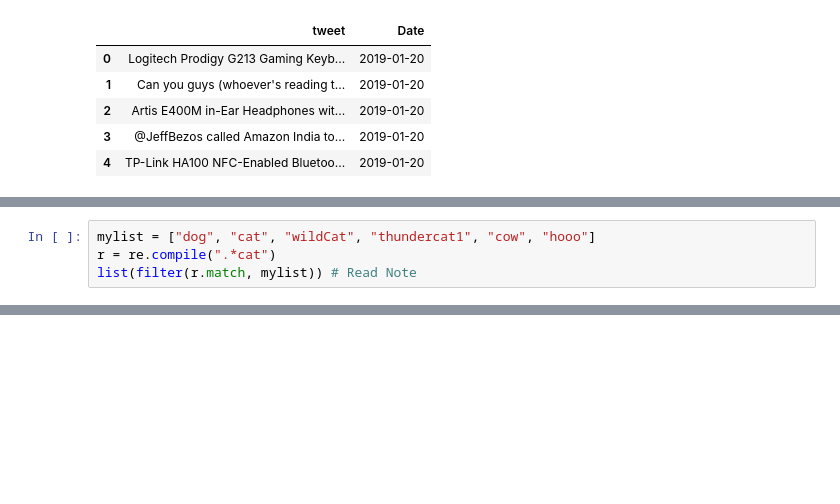
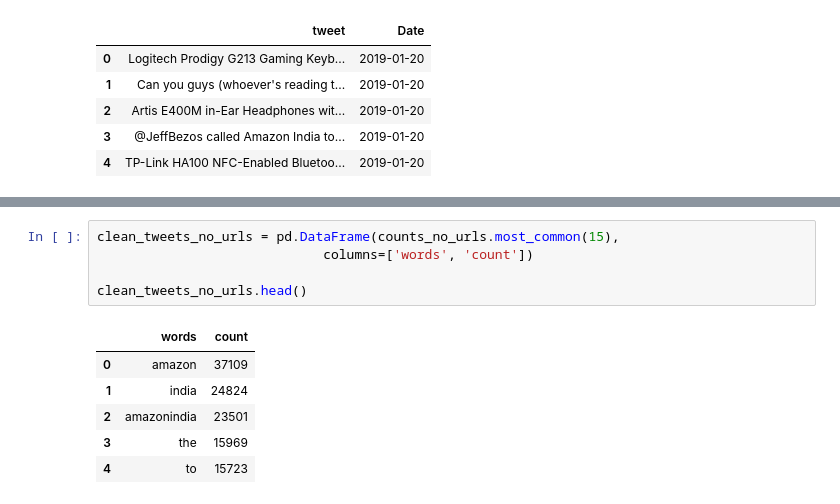
Before and after one commit to TH3C0D3F4TH3R/Twitter_Analysis, a Jupyter notebook: code/Analysis.ipynb, the cells around one changed output, grey strips where cells are left out. Saved outputs shown, nothing was run; the diff lists cells and outputs as text; blank space fills up the shorter version.

```diff
--- a/code/Analysis.ipynb
+++ b/code/Analysis.ipynb
@@ -122,4 +112,0 @@ for mention in data['mention']:
-# %%
-mylist = ["dog", "cat", "wildCat", "thundercat1", "cow", "hooo"]
-r = re.compile(".*cat")
-list(filter(r.match, mylist)) # Read Note
@@ -127,0 +173,12 @@ list(filter(r.match, mylist)) # Read Note
+# %%
+clean_tweets_no_urls = pd.DataFrame(counts_no_urls.most_common(15),
+                             columns=['words', 'count'])
+
+clean_tweets_no_urls.head()
+# %% [output]
+|  | words | count |
+| 0 | amazon | 37109 |
+| 1 | india | 24824 |
+| 2 | amazonindia | 23501 |
+| 3 | the | 15969 |
+| 4 | to | 15723 |
```
Also changed, not shown: parts of 20 cells of this notebook.
